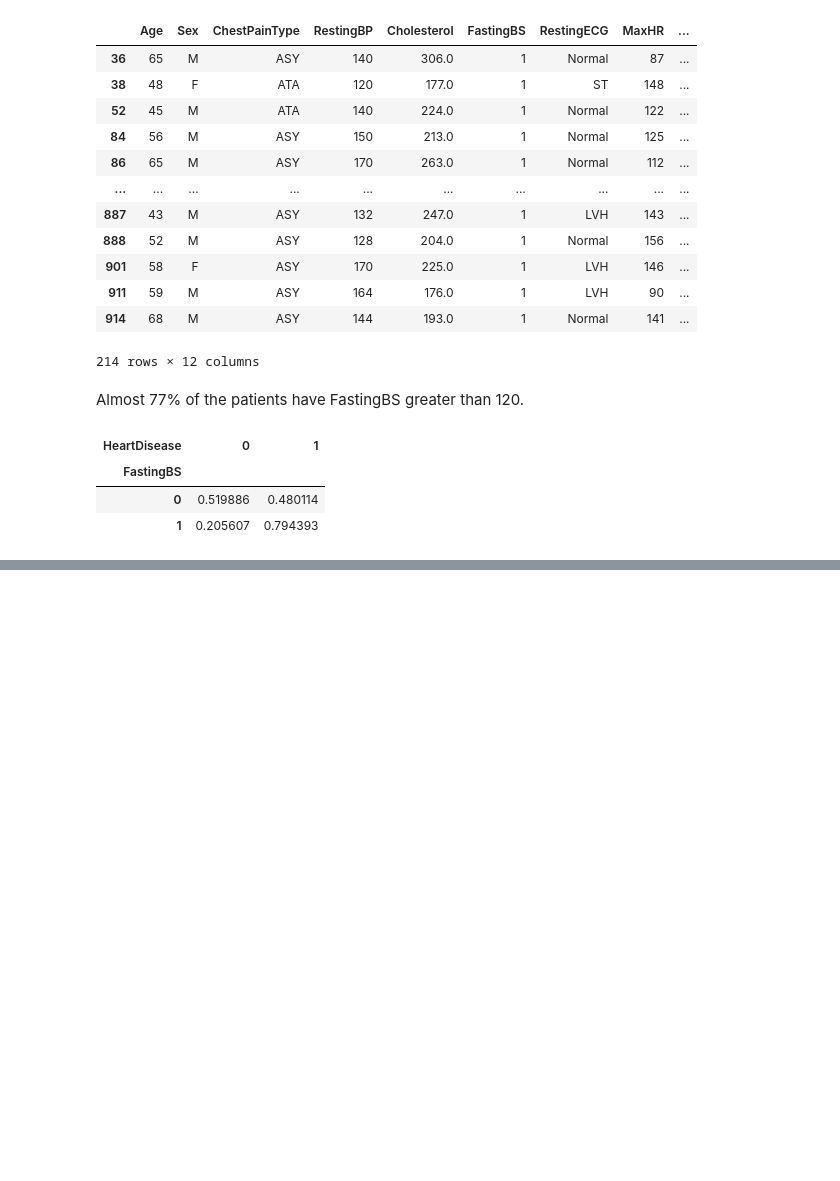
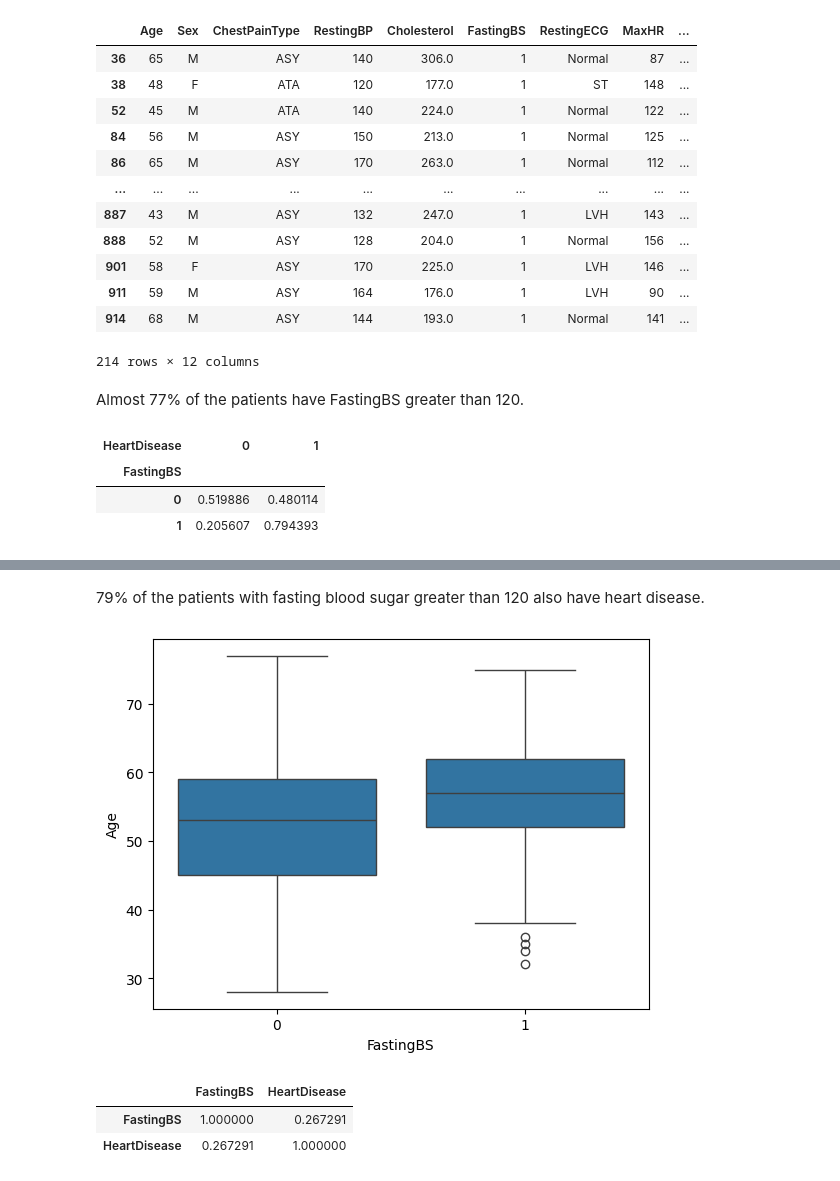
Before and after one commit to Newtan999/NewML, a Jupyter notebook: notebooks/01_eda.ipynb, the cells around one changed output, grey strips where cells are left out. Cells and saved outputs as stored; diff of their text form; code cells hidden in the pictures; blank space fills up the shorter version.

```diff
--- a/notebooks/01_eda.ipynb
+++ b/notebooks/01_eda.ipynb
@@ -268,0 +283,13 @@ pd.crosstab(df["FastingBS"], df["HeartDisease"], normalize="index");
+# %% [markdown]
+79% of the patients with fasting blood sugar greater than 120 also have heart disease.
+# %%
+sns.boxplot(x="FastingBS", y="Age", data=df);
+# %% [output]
+[figure, added]
+# %%
+fastinbs_age_corr = ["FastingBS", "HeartDisease"]
+df[fastinbs_age_corr].corr()
+# %% [output]
+|  | FastingBS | HeartDisease |
+| FastingBS | 1.000000 | 0.267291 |
+| HeartDisease | 0.267291 | 1.000000 |
```
Also changed, not shown: parts of 10 cells of this notebook.
